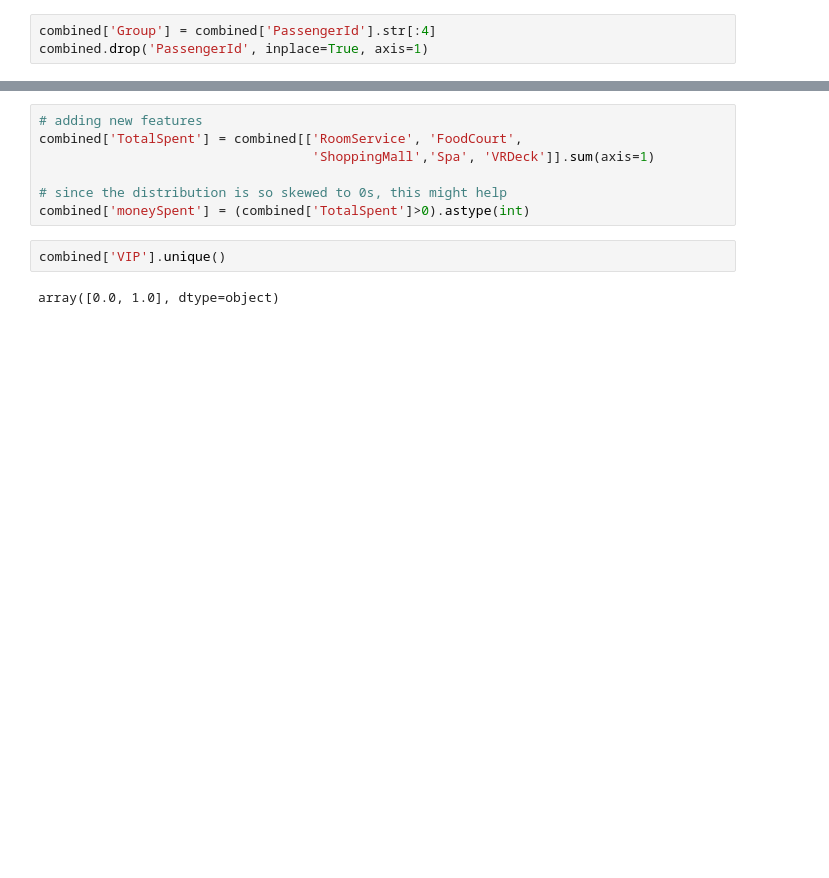
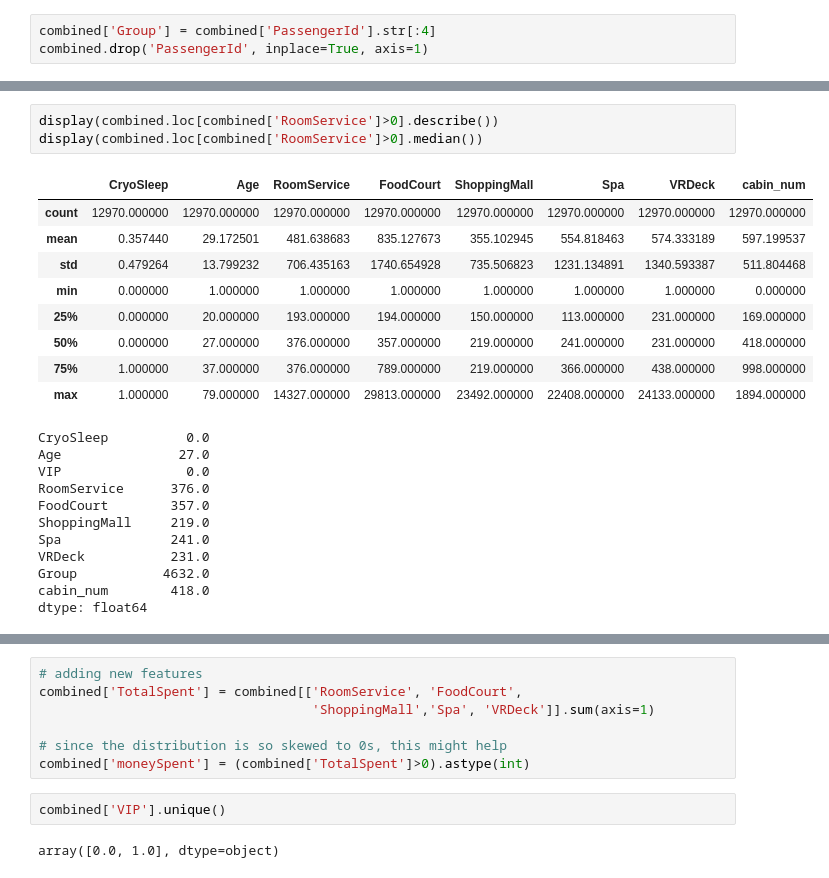
Before and after one commit to logicality/spaceship-titanic, a Jupyter notebook: research.ipynb, the cells around one changed output, grey strips where cells are left out. Saved outputs shown, nothing was run; the diff lists cells and outputs as text; blank space fills up the shorter version.

```diff
--- a/research.ipynb
+++ b/research.ipynb
@@ -244,0 +239,24 @@ combined.drop('Name', inplace=True, axis=1)
+# %%
+display(combined.loc[combined['RoomService']>0].describe())
+display(combined.loc[combined['RoomService']>0].median())
+# %% [output]
+|  | CryoSleep | Age | RoomService | FoodCourt | ShoppingMall | Spa | VRDeck | cabin_num |
+| count | 12970.000000 | 12970.000000 | 12970.000000 | 12970.000000 | 12970.000000 | 12970.000000 | 12970.000000 | 12970.000000 |
+| mean | 0.357440 | 29.172501 | 481.638683 | 835.127673 | 355.102945 | 554.818463 | 574.333189 | 597.199537 |
+| std | 0.479264 | 13.799232 | 706.435163 | 1740.654928 | 735.506823 | 1231.134891 | 1340.593387 | 511.804468 |
+| min | 0.000000 | 1.000000 | 1.000000 | 1.000000 | 1.000000 | 1.000000 | 1.000000 | 0.000000 |
+| 25% | 0.000000 | 20.000000 | 193.000000 | 194.000000 | 150.000000 | 113.000000 | 231.000000 | 169.000000 |
+| 50% | 0.000000 | 27.000000 | 376.000000 | 357.000000 | 219.000000 | 241.000000 | 231.000000 | 418.000000 |
+| 75% | 1.000000 | 37.000000 | 376.000000 | 789.000000 | 219.000000 | 366.000000 | 438.000000 | 998.000000 |
+| max | 1.000000 | 79.000000 | 14327.000000 | 29813.000000 | 23492.000000 | 22408.000000 | 24133.000000 | 1894.000000 |
+CryoSleep          0.0
+Age               27.0
+VIP                0.0
+RoomService      376.0
+FoodCourt        357.0
+ShoppingMall     219.0
+Spa              241.0
+VRDeck           231.0
+Group           4632.0
+cabin_num        418.0
+dtype: float64
```
Also changed, not shown: parts of 19 cells of this notebook, 1 other file.
